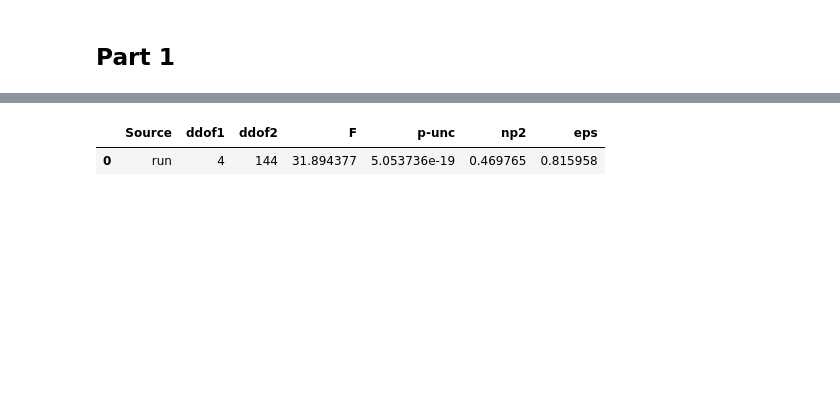
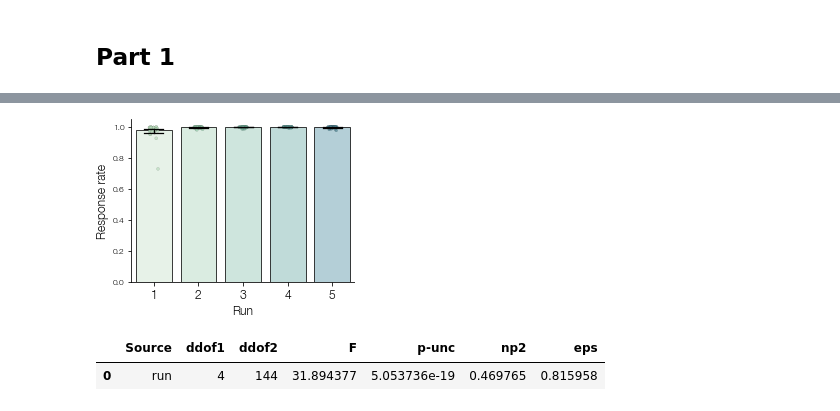
Before and after one commit to prestonlab/tesser, a Jupyter notebook: jupyter/plot_beh_struct.ipynb, the cells around one changed output, grey strips where cells are left out. Drawn from its saved outputs; the diff is of its cells as text; code cells hidden in the pictures; blank space fills up the shorter version.

```diff
--- a/jupyter/plot_beh_struct.ipynb
+++ b/jupyter/plot_beh_struct.ipynb
@@ -57,3 +67,17 @@ fig.savefig(os.path.join(fig_dir, 'orientation_part1_dprime.pdf'));
+# %%
+fig, ax = plt.subplots(figsize=(4, 3))
+statplot.plot_swarm_bar(
+    res.reset_index().query('part == 1'),
+    x='run',
+    y='rr',
+    dodge=True,
+    legend=False,
+    point_kind='strip',
+    ax=ax,
+)
+ax.set(xlabel='Run', ylabel="Response rate");
+# %% [output]
+[figure, added]
 # %%
 part1 = res.query('part == 1')
 runs = part1.pivot(index='subject', columns='run', values='dprime')
```
Also changed, not shown: parts of 10 cells of this notebook, 15 other files.
